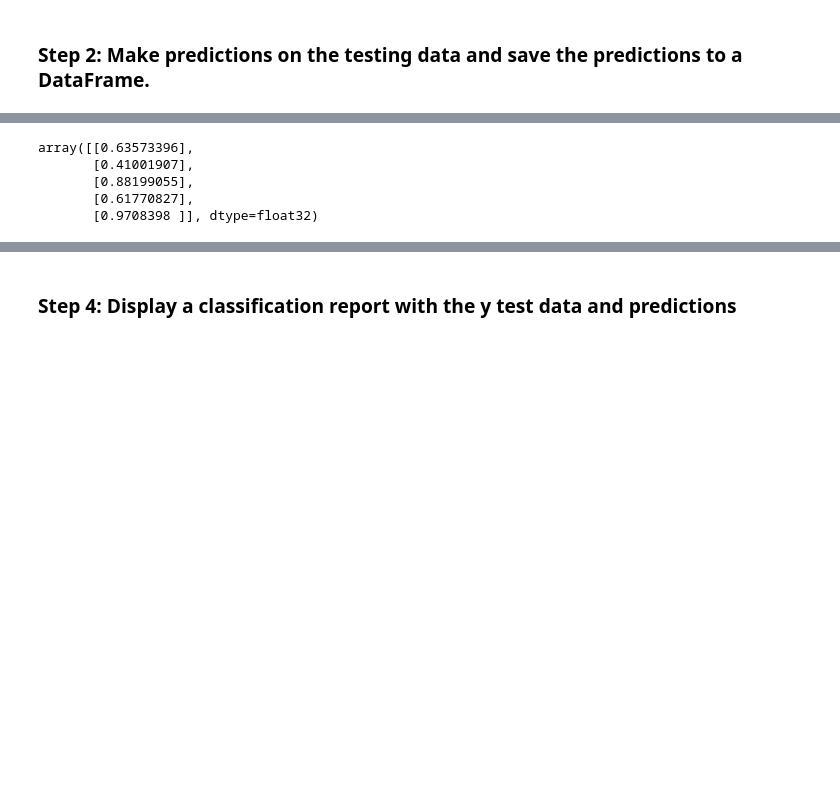
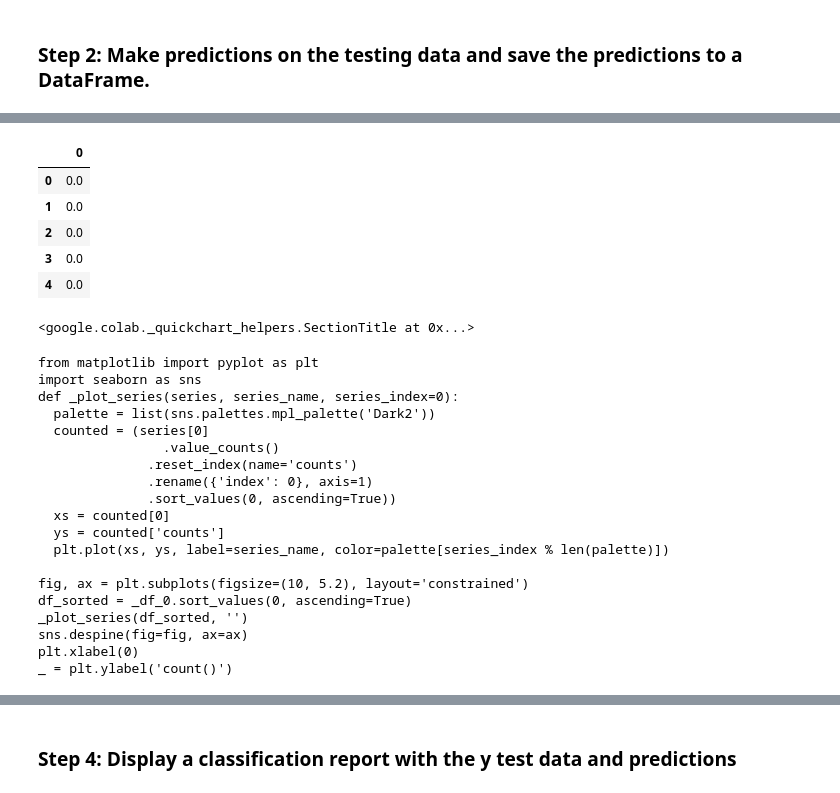
Before and after one commit to Pnwankwo2/neural-network-challenge-1, a Jupyter notebook: Copy_of_student_loans_with_deep_learning.ipynb, the cells around one changed output, grey strips where cells are left out. Saved outputs shown, nothing was run; the diff lists cells and outputs as text; code cells hidden in the pictures; blank space fills up the shorter version.

```diff
--- a/Copy_of_student_loans_with_deep_learning.ipynb
+++ b/Copy_of_student_loans_with_deep_learning.ipynb
@@ -138,9 +160,22 @@ print(number_of_features)
 11
 # %%
 # Define the number of hidden nodes for the first hidden layer
+# Calculate the number of hidden nodes
+number_of_nodes = 1
+number_of_hidden_nodes = (number_of_features + 1) // 2
+
+# Print the number of hidden nodes
+number_of_outputs = 1
+print("Number of hidden nodes for the first hidden layer:", number_of_hidden_nodes)
+number_of_hidden_nodes = (number_of_features + number_of_outputs) // 6
+print("Number of hidden nodes for the first hidden layer:", number_of_hidden_nodes)
 
 
 # Define the number of hidden nodes for the second hidden layer
+hidden_nodes_layer2 = (number_of_hidden_nodes + 1) // 2
+
+# Print the number of hidden nodes in the second hidden layer
+print("Number of hidden nodes for the second hidden layer:", hidden_nodes_layer2)
 
 
 # Define the number of neurons in the output layer
@@ -228,7 +274,15 @@ Loss: 0.5049149394035339, Accuracy: 0.7350000143051147
 ### Step 2: Make predictions on the testing data and save the predictions to a DataFrame.
 # %%
 # Make predictions with the test data
+predictions = model.predict(X_test_scaled)
+
+# Create a DataFrame with the predictions
+df_predictions = pd.DataFrame(predictions)
+
+# Review the DataFrame
+df_predictions.head()
 
 
 # Display a sample of the predictions
+df_predictions.head()
 # %% [output]
@@ -236,5 +290,26 @@ Loss: 0.5049149394035339, Accuracy: 0.7350000143051147
+|  | 0 |
+| 0 | 0.0 |
+| 1 | 0.0 |
+| 2 | 0.0 |
+| 3 | 0.0 |
+| 4 | 0.0 |
-array([[0.63573396],
-       [0.41001907],
-       [0.88199055],
-       [0.61770827],
-       [0.9708398 ]], dtype=float32)
+<google.colab._quickchart_helpers.SectionTitle at 0x...>
+from matplotlib import pyplot as plt
+import seaborn as sns
+def _plot_series(series, series_name, series_index=0):
+  palette = list(sns.palettes.mpl_palette('Dark2'))
+  counted = (series[0]
+                .value_counts()
+              .reset_index(name='counts')
+              .rename({'index': 0}, axis=1)
+              .sort_values(0, ascending=True))
+  xs = counted[0]
+  ys = counted['counts']
+  plt.plot(xs, ys, label=series_name, color=palette[series_index % len(palette)])
+
+fig, ax = plt.subplots(figsize=(10, 5.2), layout='constrained')
+df_sorted = _df_0.sort_values(0, ascending=True)
+_plot_series(df_sorted, '')
+sns.despine(fig=fig, ax=ax)
+plt.xlabel(0)
+_ = plt.ylabel('count()')
```
Also changed, not shown: parts of 13 cells of this notebook.
